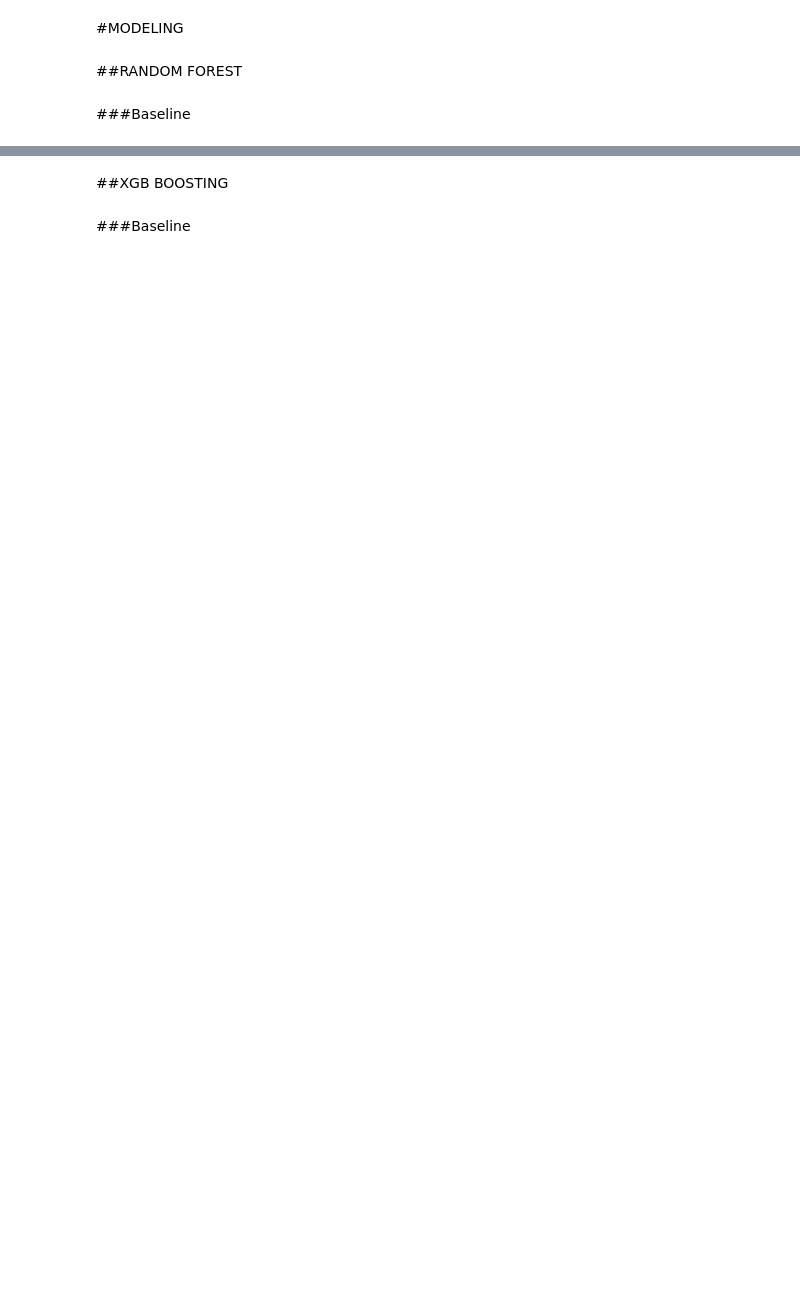
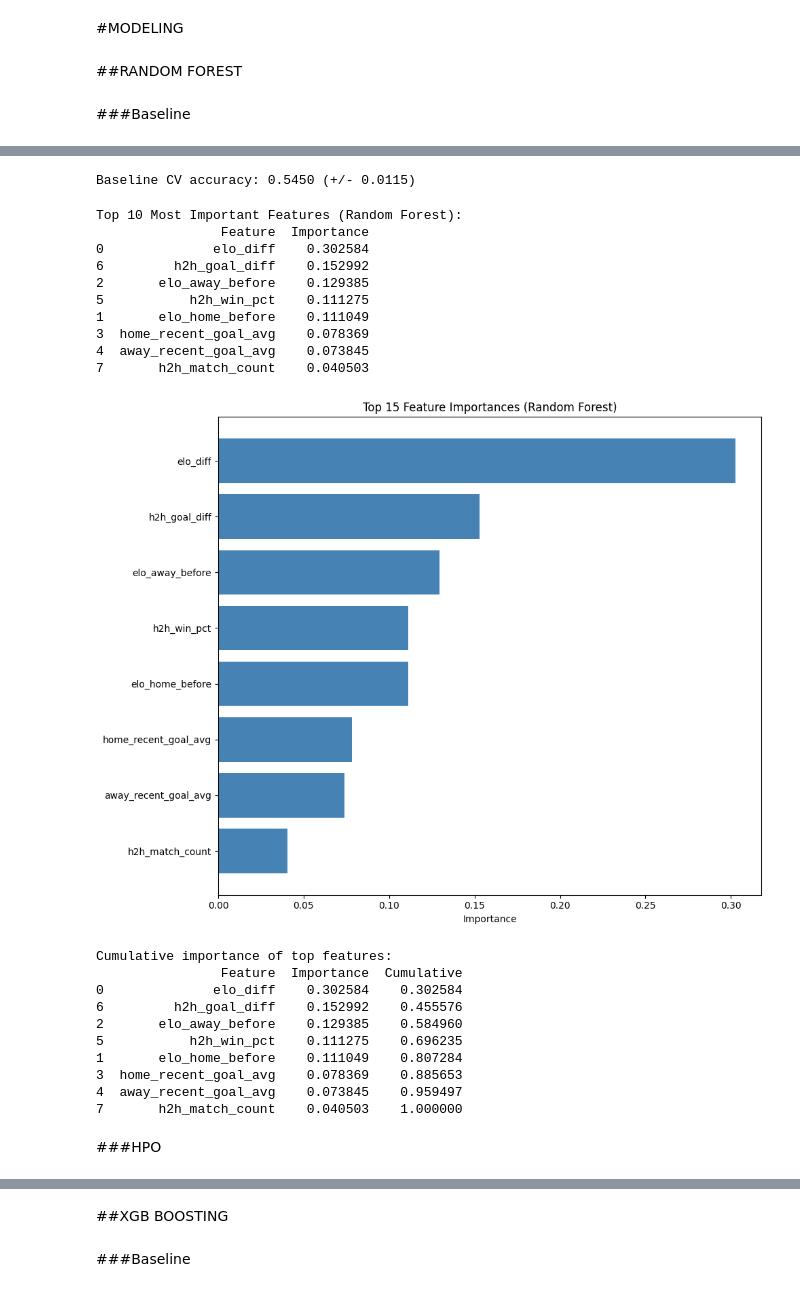
Before and after one commit to AdrianCurellCruz/World_cup_prediction_using_ML_models, a Jupyter notebook: EDA.ipynb, the cells around one changed output, grey strips where cells are left out. Saved outputs shown, nothing was run; the diff lists cells and outputs as text; code cells hidden in the pictures; blank space fills up the shorter version.

```diff
--- a/EDA.ipynb
+++ b/EDA.ipynb
@@ -621,0 +597,67 @@ weighted avg       0.48      0.58      0.50      3777
+# %%
+from sklearn.model_selection import cross_val_score
+
+# Calcula el CV del baseline (con los mismos folds que usó Optuna)
+baseline_rf = RandomForestClassifier(random_state=42)
+cv_scores_baseline = cross_val_score(baseline_rf, X_train, y_train, cv=tscv, scoring='accuracy')
+print(f"Baseline CV accuracy: {cv_scores_baseline.mean():.4f} (+/- {cv_scores_baseline.std():.4f})")
+# %% [output]
+Baseline CV accuracy: 0.5450 (+/- 0.0115)
+# %%
+import pandas as pd
+import numpy as np
+import matplotlib.pyplot as plt
+
+# Get feature importances from the trained model
+feature_importances = model.feature_importances_
+feature_names = X_train.columns
+
+# Create a DataFrame for better visualization
+importance_df = pd.DataFrame({
+    'Feature': feature_names,
+    'Importance': feature_importances
+}).sort_values('Importance', ascending=False)
+
+print("Top 10 Most Important Features (Random Forest):")
+print(importance_df.head(10))
+
+# Visualize the top 15 features
+top_n = 15
+top_features = importance_df.head(top_n)
+
+plt.figure(figsize=(10, 8))
+plt.barh(top_features['Feature'], top_features['Importance'], color='steelblue')
+plt.xlabel('Importance')
+plt.title(f'Top {top_n} Feature Importances (Random Forest)')
+plt.gca().invert_yaxis()
+plt.tight_layout()
+plt.show()
+
+# Cumulative importance
+importance_df['Cumulative'] = importance_df['Importance'].cumsum()
+print("\nCumulative importance of top features:")
+print(importance_df.head(10)[['Feature', 'Importance', 'Cumulative']])
+# %% [output]
+Top 10 Most Important Features (Random Forest):
+                Feature  Importance
+0              elo_diff    0.302584
+6         h2h_goal_diff    0.152992
+2       elo_away_before    0.129385
+5           h2h_win_pct    0.111275
+1       elo_home_before    0.111049
+3  home_recent_goal_avg    0.078369
+4  away_recent_goal_avg    0.073845
+7       h2h_match_count    0.040503
+[figure, added]
+Cumulative importance of top features:
+                Feature  Importance  Cumulative
+0              elo_diff    0.302584    0.302584
+6         h2h_goal_diff    0.152992    0.455576
+2       elo_away_before    0.129385    0.584960
+5           h2h_win_pct    0.111275    0.696235
+1       elo_home_before    0.111049    0.807284
+3  home_recent_goal_avg    0.078369    0.885653
+4  away_recent_goal_avg    0.073845    0.959497
+7       h2h_match_count    0.040503    1.000000
+# %% [markdown]
+###HPO
```
Also changed, not shown: parts of 18 cells of this notebook.
